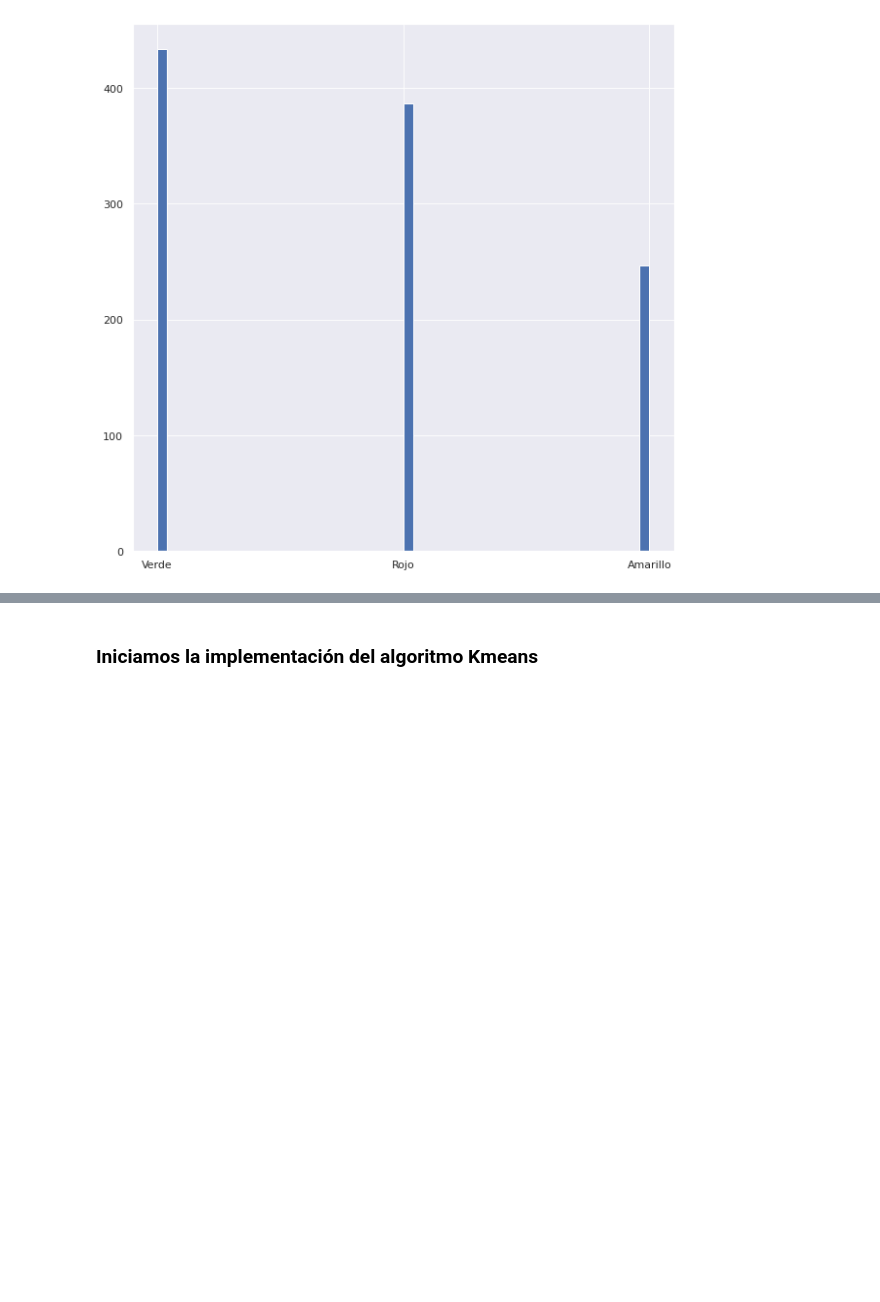
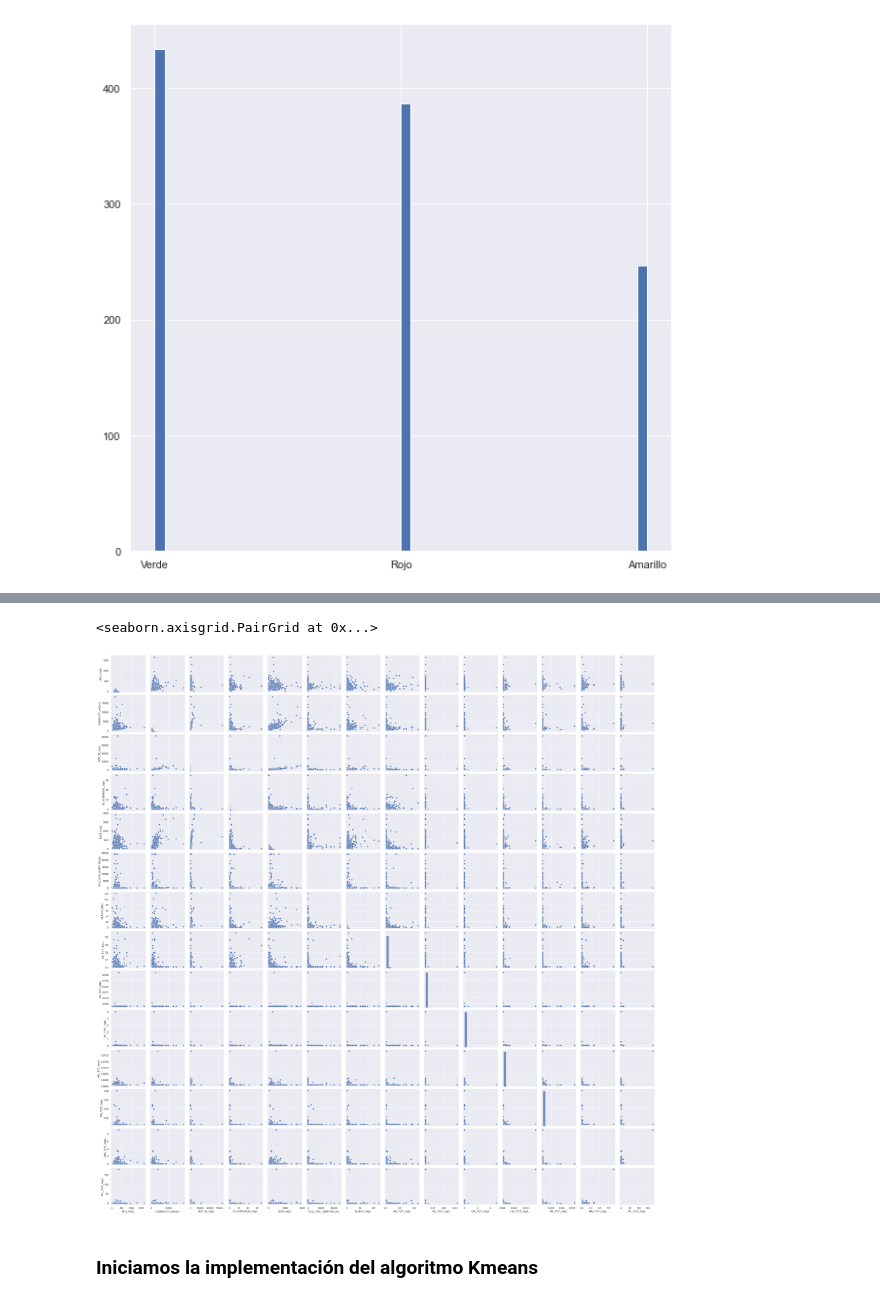
Before and after one commit to PosgradoMNA/actividades-del-projecto-equipo-75, a Jupyter notebook: Analisis_EDA_Kmeans_Proyecto_1.ipynb, the cells around one changed output, grey strips where cells are left out. Cells and saved outputs as stored; diff of their text form; code cells hidden in the pictures; blank space fills up the shorter version.

```diff
--- a/Analisis_EDA_Kmeans_Proyecto_1.ipynb
+++ b/Analisis_EDA_Kmeans_Proyecto_1.ipynb
@@ -336,6 +336,13 @@ X.boxplot(figsize=(15,10))
 plt.show()
 # %% [output]
 [figure]
+# %%
+# Creamos un scater plot para ver la relacion entre las variables de entrada
+
+sns.pairplot(X)
+# %% [output]
+<seaborn.axisgrid.PairGrid at 0x...>
+[figure, added]
 # %% [markdown]
 ### Iniciamos la implementación del algoritmo Kmeans
 # %%
```
Also changed, not shown: parts of 21 cells of this notebook, 2 other files.
